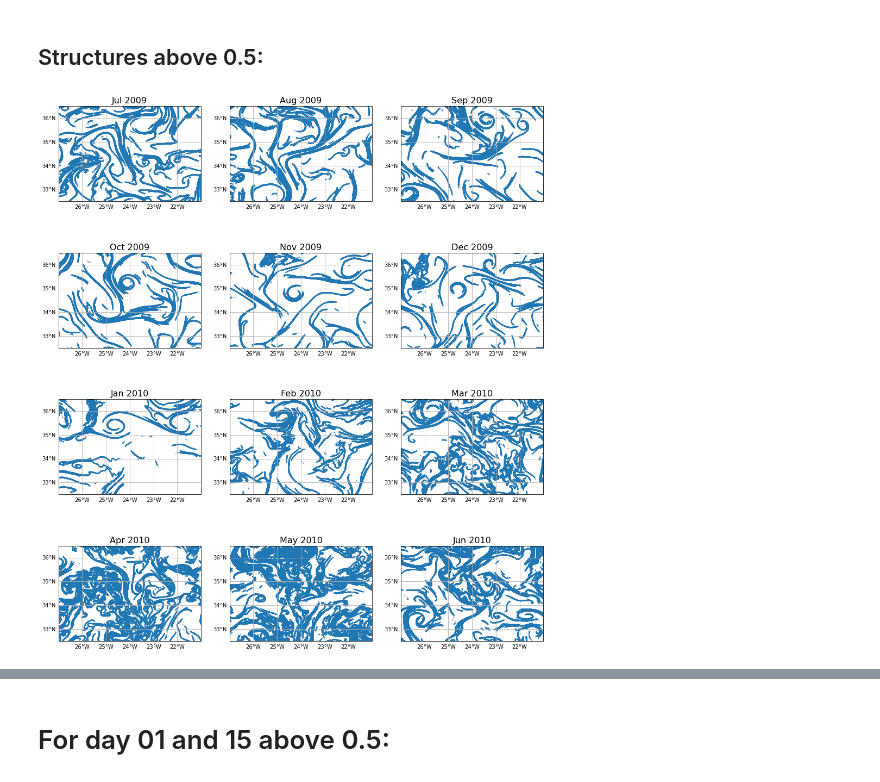
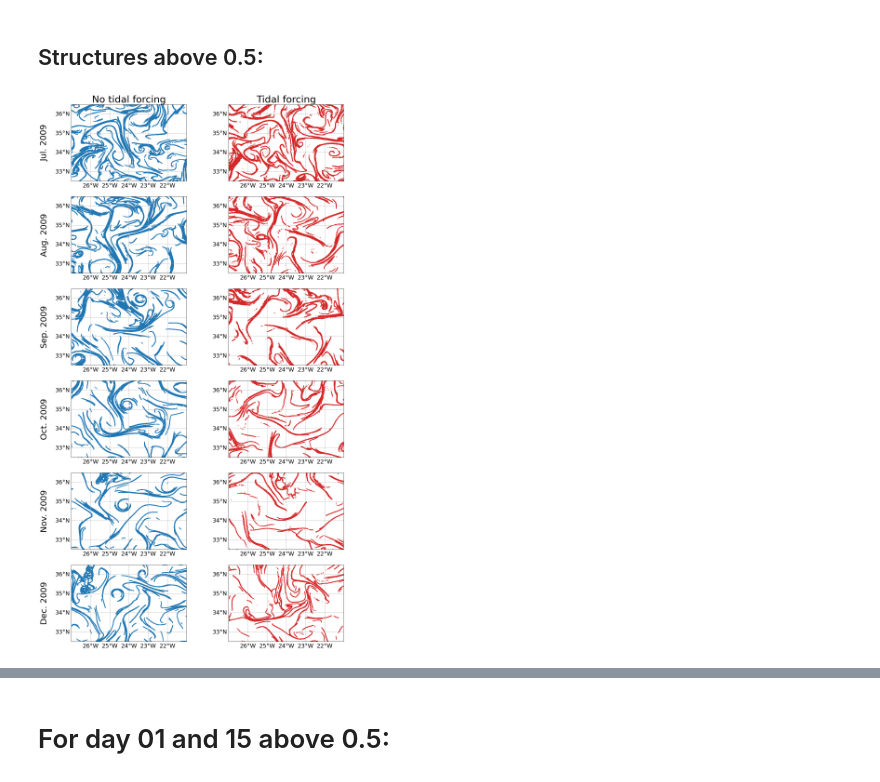
Before and after one commit to Parcels-code/Azores_TidalForcing, a Jupyter notebook: Code/Plotting/fig_07_08_09.ipynb, the cells around one changed output, grey strips where cells are left out. Drawn from its saved outputs; the diff is of its cells as text; code cells hidden in the pictures.

```diff
--- a/Code/Plotting/fig_07_08_09.ipynb
+++ b/Code/Plotting/fig_07_08_09.ipynb
@@ -22,3 +21,5 @@ filedir_root = "../../Data/bFTLEs/"
+# %%
+filedir_root = "/Users/Gomez023/Nextcloud/Projects/parcels_Azores/data/"
 # %% [markdown]
 # Plot:
 # %%
@@ -29,8 +30,7 @@ subregion_v02 =  Region(
         lonmin=-27.,
         lonmax=-21.,
         latmin=32.5,
-        latmax=36.5
-)#lomin -35 #lomax -18 # lamin 30 # lamax 40
+        latmax=36.5)
 # %% [markdown]
 * Winter:
 # %% [markdown]
@@ -59,8 +59,8 @@ dFTLE_nT_Jun_w01 = np.load(filedir_root + 'FTLE_b_nT_Jun_biw_w01_v02.npz')
 # %%
-dFTLE_wT_Oct_w01 = np.load(filedir_root + 'FTLE_b_wT_Oct_biw_w01_v02.npz')
-dFTLE_wT_Nov_w01 = np.load(filedir_root + 'FTLE_b_wT_Nov_biw_w01_v02.npz')
-dFTLE_wT_Dec_w01 = np.load(filedir_root + 'FTLE_b_wT_Dec_biw_w01_v02.npz')
-dFTLE_wT_Apr_w01 = np.load(filedir_root + 'FTLE_b_wT_Apr_biw_w01_v02.npz')
-dFTLE_wT_May_w01 = np.load(filedir_root + 'FTLE_b_wT_May_biw_w01_v02.npz')
-dFTLE_wT_Jun_w01 = np.load(filedir_root + 'FTLE_b_wT_Jun_biw_w01_v02.npz')
+dFTLE_wT_Oct_w01 = np.load(filedir_root + "analyses/bFTLE/" + 'FTLE_b_wT_Oct_biw_w01_v02.npz')
+dFTLE_wT_Nov_w01 = np.load(filedir_root + "analyses/bFTLE/" + 'FTLE_b_wT_Nov_biw_w01_v02.npz')
+dFTLE_wT_Dec_w01 = np.load(filedir_root + "analyses/bFTLE/" + 'FTLE_b_wT_Dec_biw_w01_v02.npz')
+dFTLE_wT_Apr_w01 = np.load(filedir_root + "analyses/bFTLE/" + 'FTLE_b_wT_Apr_biw_w01_v02.npz')
+dFTLE_wT_May_w01 = np.load(filedir_root + "analyses/bFTLE/" + 'FTLE_b_wT_May_biw_w01_v02.npz')
+dFTLE_wT_Jun_w01 = np.load(filedir_root + "analyses/bFTLE/" + 'FTLE_b_wT_Jun_biw_w01_v02.npz')
 # %%
@@ -94,5 +94,5 @@ dFTLE_wT_Jun_w02 = np.load(filedir_root + 'FTLE_b_wT_Jun_biw_w02_v02.npz')
 # %%
-nmonths = ['Jul', 'Aug', 'Sep', 'Oct', 'Nov', 'Dec', 'Jan', 'Feb', 'Mar', 'Apr', 'May', 'Jun']
+nmonths = ['Jul.', 'Aug.', 'Sep.', 'Oct.', 'Nov.', 'Dec.', 'Jan.', 'Feb.', 'Mar.', 'Apr.', 'May', 'Jun.']
 # %%
 dFTLE_nTs_w01 = [dFTLE_nT_Jul_w01, dFTLE_nT_Aug_w01, dFTLE_nT_Sep_w01, dFTLE_nT_Oct_w01, dFTLE_nT_Nov_w01, dFTLE_nT_Dec_w01, dFTLE_nT_Jan_w01, dFTLE_nT_Feb_w01, dFTLE_nT_Mar_w01, dFTLE_nT_Apr_w01, dFTLE_nT_May_w01, dFTLE_nT_Jun_w01]
 # %%
@@ -115,44 +115,72 @@ nb_points = np.size(grid_lats)
 # %% [markdown]
 ## Structures above 0.5:
 # %%
-fig = plt.figure(figsize=(16, 19)) #(17,5)
+fig = plt.figure(figsize=(16, 30))
 
 ntitles = nmonths
 
 step = .004 # degrees
 grid_lons, grid_lats = np.meshgrid(np.arange(-27, -21+step, step), np.arange(32.5, 36.5+step, step))
 
-for ii in range(0, len(ntitles)):
+for ii in range(0, 6):
+    left_subplot = 2 * ii + 1     # odd index (1, 3, 5, ...)
+    right_subplot = 2 * ii + 2    # even index (2, 4, 6, ...)
+
     FTLE_b = dFTLE_nTs_w01[ii]['FTLE_b']
-    ax1 = plt.subplot(4,3,ii+1, projection=ccrs.PlateCarree())
+    ax1 = plt.subplot(6,2,left_subplot, projection=ccrs.PlateCarree())
     ax1.set_xlim([subregion_v02.lonmin, subregion_v02.lonmax])
     ax1.set_ylim([subregion_v02.latmin, subregion_v02.latmax])
-    cc = ax1.scatter(grid_lons[FTLE_b>0.5], grid_lats[FTLE_b>0.5], c='C0', s=.2, transform=ccrs.PlateCarree())
-    #     ax1.coastlines(resolution='50m')
-    #     ax1.add_feature(cartopy.feature.LAND, facecolor='black', zorder=20)
+    cc = ax1.scatter(grid_lons[FTLE_b>0.5], grid_lats[FTLE_b>0.5], c='C0', s=1, transform=ccrs.PlateCarree())
+
     gl = ax1.gridlines(crs=ccrs.PlateCarree(), draw_labels=True)
     gl.top_labels = False
     gl.right_labels = False
     gl.xformatter = LONGITUDE_FORMATTER
     gl.yformatter = LATITUDE_FORMATTER
     gl.ylocator = mticker.FixedLocator([33., 34., 35., 36.])
+    gl.xlabel_style = {'size': 18}  # Set x-axis label font size
+    gl.ylabel_style = {'size': 18}  # Set y-axis label font size
 
     ######
     # Title
     if ntitles[ii] in ntitles[0:6]:
         nyear = '2009'
     elif ntitles[ii] in ntitles[6::]:
         nyear = '2010'
     else:
         print('Error nyear')
         dgdsgsg
 
+    if ii == 0:  ax1.set_title("No tidal forcing", size=30)
+
     strtitle = ntitles[ii] + ' ' + nyear
-    ax1.set_title(strtitle, size=16)
-    ######
+    ax1.text(-0.2, 0.5, strtitle,
+                va='center', ha='right',
+                rotation='vertical',
+                transform=ax1.transAxes,   # relative to axis
+                size=26)
 
-plt.savefig('../../Figures/' + 'FTLE_backward_v02_biweekly_AllMonths_day01_nT_05.jpg', dpi=300)
+    ###
+    #     wT
+    FTLE_b = dFTLE_wTs_w01[ii]['FTLE_b']
+    ax1 = plt.subplot(6,2,right_subplot, projection=ccrs.PlateCarree())
+    ax1.set_xlim([subregion_v02.lonmin, subregion_v02.lonmax])
+    ax1.set_ylim([subregion_v02.latmin, subregion_v02.latmax])
+    cc = ax1.scatter(grid_lons[FTLE_b>0.5], grid_lats[FTLE_b>0.5], c='C3', s=1, transform=ccrs.PlateCarree())
+
+    gl = ax1.gridlines(crs=ccrs.PlateCarree(), draw_labels=True)
+    gl.top_labels = False
+    gl.right_labels = False
+    gl.xformatter = LONGITUDE_FORMATTER
+    gl.yformatter = LATITUDE_FORMATTER
+    gl.ylocator = mticker.FixedLocator([33., 34., 35., 36.])
+    gl.xlabel_style = {'size': 18}  # Set x-axis label font size
+    gl.ylabel_style = {'size': 18}  # Set y-axis label font size
+
+    if ii == 0:  ax1.set_title("Tidal forcing", size=30)
+
+plt.savefig('../../Figures/FTLE_backward_v02_biweekly_AllMonths_day01_05_nTwT_2009.jpg', dpi=300) #_16t
 
 plt.show()
 # %% [output]
-[figure, old version]
+[figure, new version]
```
Also changed, not shown: parts of 23 cells of this notebook, 4 other files.
